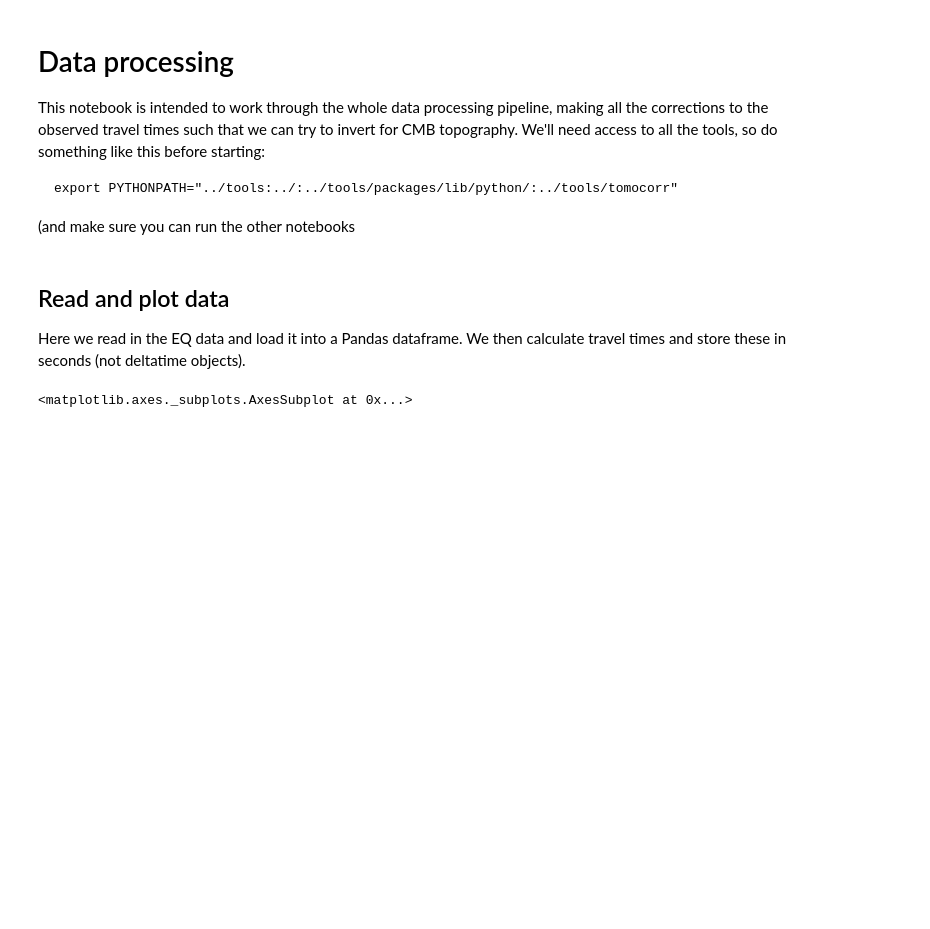
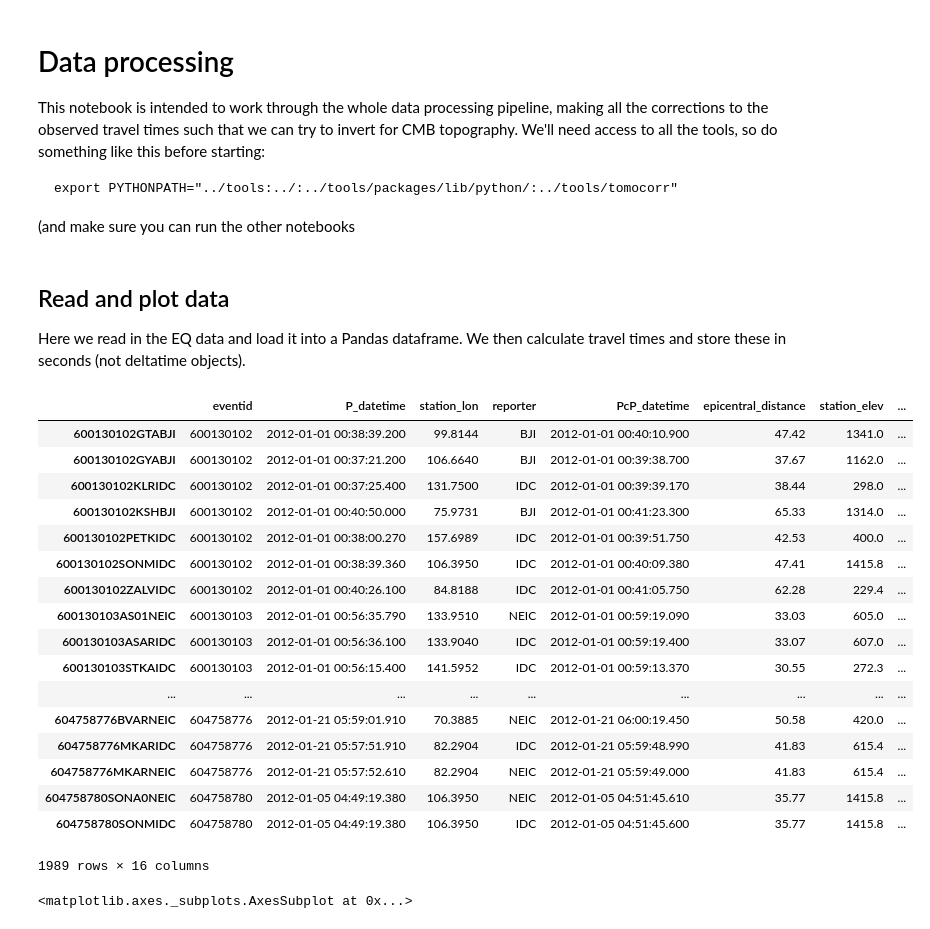
Before and after one commit to andreww/cmb_summer_project, a Jupyter notebook: module_introductions/DataProcessing.ipynb, the cells around one changed output. Saved outputs shown, nothing was run; the diff lists cells and outputs as text; code cells hidden in the pictures; blank space fills up the shorter version.

```diff
--- a/module_introductions/DataProcessing.ipynb
+++ b/module_introductions/DataProcessing.ipynb
@@ -62,6 +62,28 @@ paired_picks_df["PcP_ttime"] = (paired_picks_df.PcP_datetime -
                                 paired_picks_df.event_datetime).values / np.timedelta64(1, 's')
 paired_picks_df["P_ttime"] = (paired_picks_df.P_datetime -
                               paired_picks_df.event_datetime).values / np.timedelta64(1, 's')
+# %%
+# Just look at the data
+paired_picks_df
+# %% [output]
+|  | eventid | P_datetime | station_lon | reporter | PcP_datetime | epicentral_distance | station_elev | ... |
+| 600130102GTABJI | 600130102 | 2012-01-01 00:38:39.200 | 99.8144 | BJI | 2012-01-01 00:40:10.900 | 47.42 | 1341.0 | ... |
+| 600130102GYABJI | 600130102 | 2012-01-01 00:37:21.200 | 106.6640 | BJI | 2012-01-01 00:39:38.700 | 37.67 | 1162.0 | ... |
+| 600130102KLRIDC | 600130102 | 2012-01-01 00:37:25.400 | 131.7500 | IDC | 2012-01-01 00:39:39.170 | 38.44 | 298.0 | ... |
+| 600130102KSHBJI | 600130102 | 2012-01-01 00:40:50.000 | 75.9731 | BJI | 2012-01-01 00:41:23.300 | 65.33 | 1314.0 | ... |
+| 600130102PETKIDC | 600130102 | 2012-01-01 00:38:00.270 | 157.6989 | IDC | 2012-01-01 00:39:51.750 | 42.53 | 400.0 | ... |
+| 600130102SONMIDC | 600130102 | 2012-01-01 00:38:39.360 | 106.3950 | IDC | 2012-01-01 00:40:09.380 | 47.41 | 1415.8 | ... |
+| 600130102ZALVIDC | 600130102 | 2012-01-01 00:40:26.100 | 84.8188 | IDC | 2012-01-01 00:41:05.750 | 62.28 | 229.4 | ... |
+| 600130103AS01NEIC | 600130103 | 2012-01-01 00:56:35.790 | 133.9510 | NEIC | 2012-01-01 00:59:19.090 | 33.03 | 605.0 | ... |
+| 600130103ASARIDC | 600130103 | 2012-01-01 00:56:36.100 | 133.9040 | IDC | 2012-01-01 00:59:19.400 | 33.07 | 607.0 | ... |
+| 600130103STKAIDC | 600130103 | 2012-01-01 00:56:15.400 | 141.5952 | IDC | 2012-01-01 00:59:13.370 | 30.55 | 272.3 | ... |
+| ... | ... | ... | ... | ... | ... | ... | ... | ... |
+| 604758776BVARNEIC | 604758776 | 2012-01-21 05:59:01.910 | 70.3885 | NEIC | 2012-01-21 06:00:19.450 | 50.58 | 420.0 | ... |
+| 604758776MKARIDC | 604758776 | 2012-01-21 05:57:51.910 | 82.2904 | IDC | 2012-01-21 05:59:48.990 | 41.83 | 615.4 | ... |
+| 604758776MKARNEIC | 604758776 | 2012-01-21 05:57:52.610 | 82.2904 | NEIC | 2012-01-21 05:59:49.000 | 41.83 | 615.4 | ... |
+| 604758780SONA0NEIC | 604758780 | 2012-01-05 04:49:19.380 | 106.3950 | NEIC | 2012-01-05 04:51:45.610 | 35.77 | 1415.8 | ... |
+| 604758780SONMIDC | 604758780 | 2012-01-05 04:49:19.380 | 106.3950 | IDC | 2012-01-05 04:51:45.600 | 35.77 | 1415.8 | ... |
+1989 rows × 16 columns
 # %%
 # Plot P travel times
 paired_picks_df.plot(kind='scatter', x='epicentral_distance', y='P_ttime')
```
Also changed, not shown: parts of 2 cells of this notebook, 1 other file.
